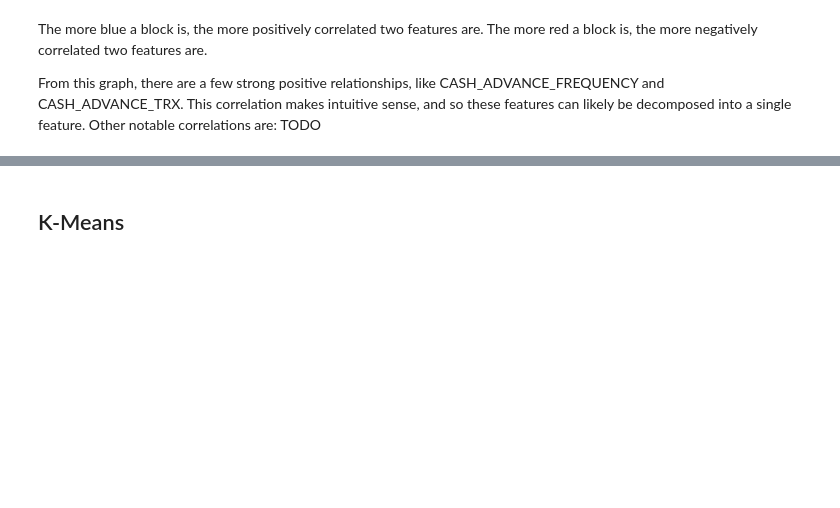
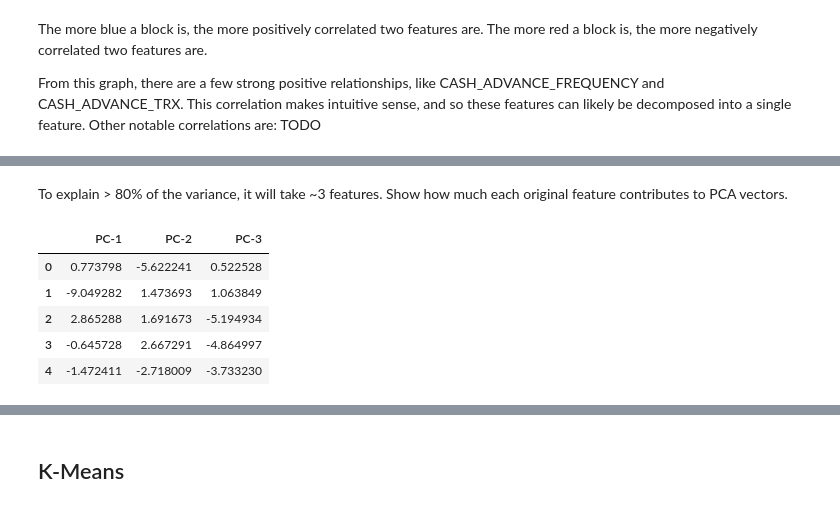
Before and after one commit to jdn5126/CommunitySegmentation, a Jupyter notebook: CreditCardClustering.ipynb, the cells around one changed output, grey strips where cells are left out. Cells and saved outputs as stored; diff of their text form; code cells hidden in the pictures; blank space fills up the shorter version.

```diff
--- a/CreditCardClustering.ipynb
+++ b/CreditCardClustering.ipynb
@@ -207,0 +190,13 @@ pc_df
+# %% [markdown]
+To explain > 80% of the variance, it will take ~3 features. Show how much each original feature contributes to PCA vectors.
+# %%
+pca = PCA(n_components=3)
+X_pca = pd.DataFrame(pca.fit_transform(X), index=df.index, columns=['PC-1', 'PC-2', 'PC-3'])
+X_pca.head()
+# %% [output]
+|  | PC-1 | PC-2 | PC-3 |
+| 0 | 0.773798 | -5.622241 | 0.522528 |
+| 1 | -9.049282 | 1.473693 | 1.063849 |
+| 2 | 2.865288 | 1.691673 | -5.194934 |
+| 3 | -0.645728 | 2.667291 | -4.864997 |
+| 4 | -1.472411 | -2.718009 | -3.733230 |
```
Also changed, not shown: parts of 30 cells of this notebook.
